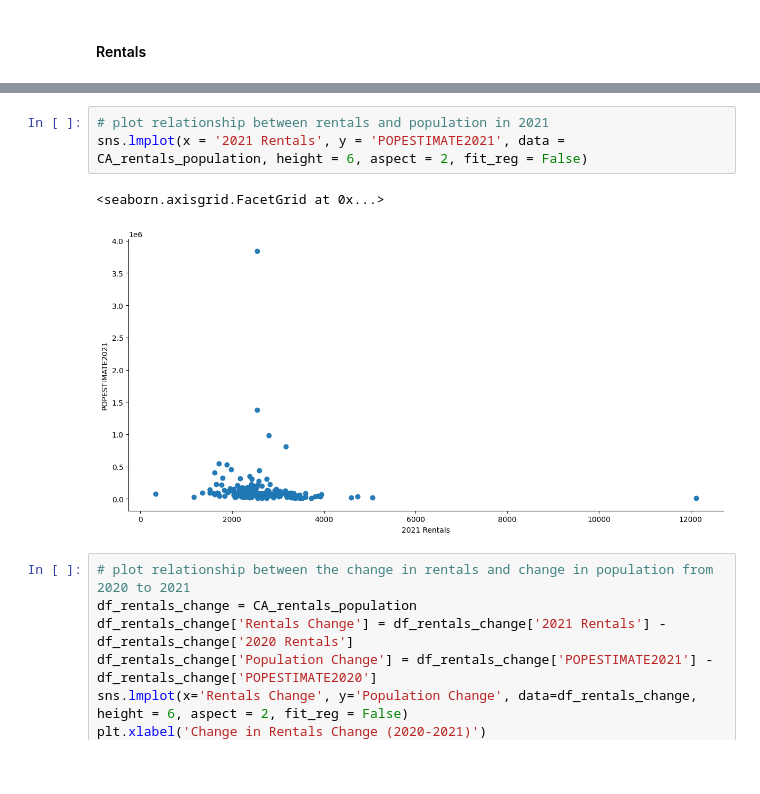
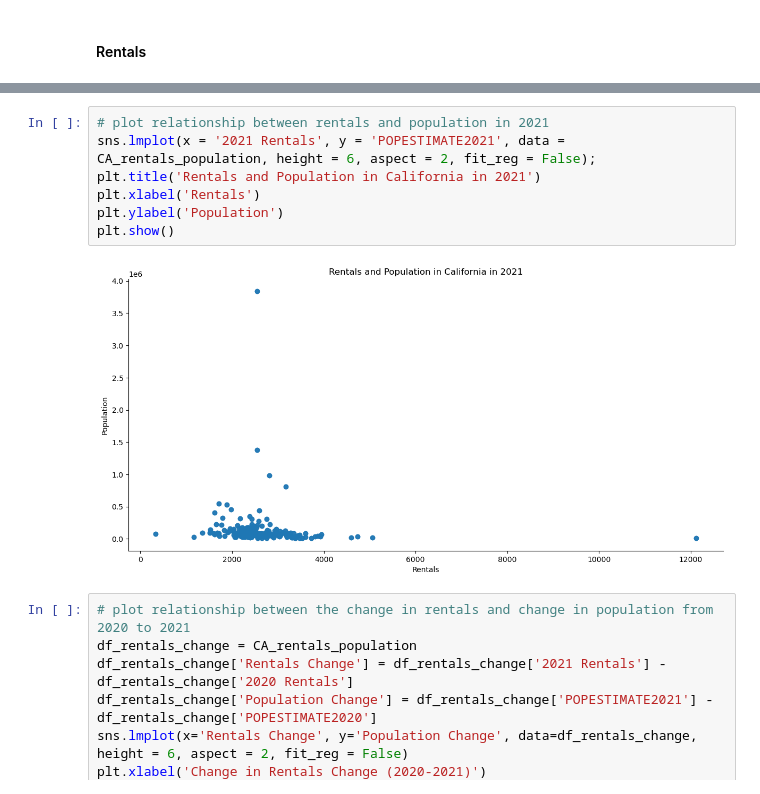
Before and after one commit to ahvuong/COGS108_Data_Science_In_Practice, a Jupyter notebook: EDACheckpointGroup_Sp23_AAA-H.ipynb, the cells around one changed output, grey strips where cells are left out. Saved outputs shown, nothing was run; the diff lists cells and outputs as text; blank space fills up the shorter version.

```diff
--- a/EDACheckpointGroup_Sp23_AAA-H.ipynb
+++ b/EDACheckpointGroup_Sp23_AAA-H.ipynb
@@ -1043,9 +1060,12 @@ sns.lmplot(x = '2020 Rentals', y = 'POPESTIMATE2020', data = CA_rentals_populati
 # %%
 # plot relationship between rentals and population in 2021
-sns.lmplot(x = '2021 Rentals', y = 'POPESTIMATE2021', data = CA_rentals_population, height = 6, aspect = 2, fit_reg = False)
+sns.lmplot(x = '2021 Rentals', y = 'POPESTIMATE2021', data = CA_rentals_population, height = 6, aspect = 2, fit_reg = False);
+plt.title('Rentals and Population in California in 2021')
+plt.xlabel('Rentals')
+plt.ylabel('Population')
+plt.show()
 # %% [output]
-<seaborn.axisgrid.FacetGrid at 0x...>
-[figure, old version]
+[figure, new version]
 # %%
 # plot relationship between the change in rentals and change in population from 2020 to 2021
 df_rentals_change = CA_rentals_population
```
Also changed, not shown: parts of 18 cells of this notebook.
